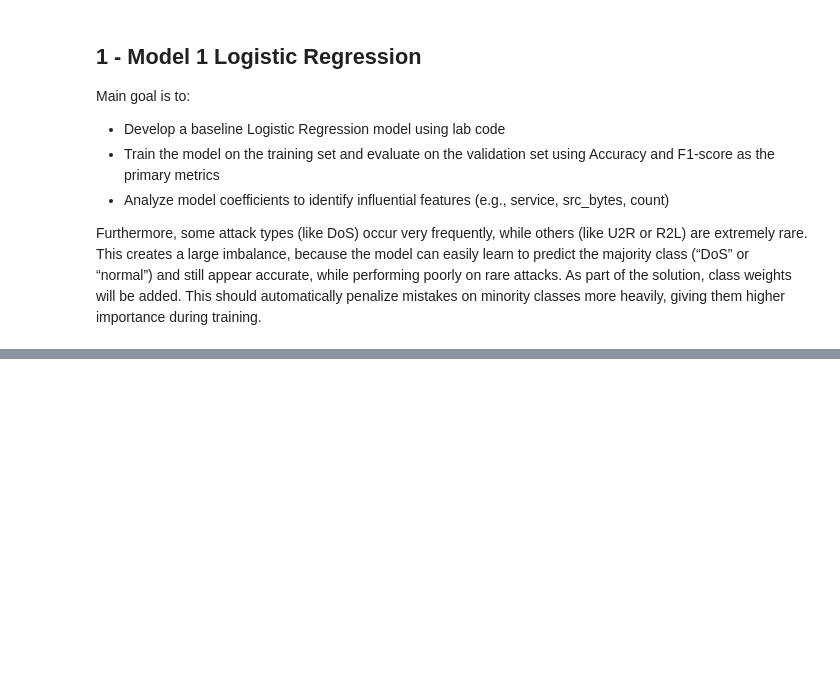
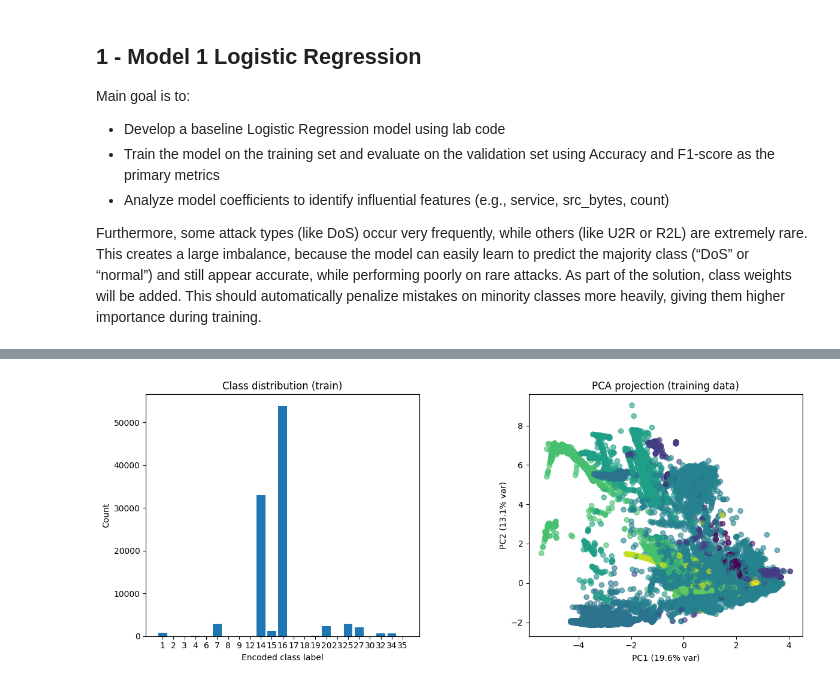
Before and after one commit to thelefthub/GV-NSL-KDD, a Jupyter notebook: model1_lr_nsl_kdd.ipynb, the cells around one changed output, grey strips where cells are left out. Drawn from its saved outputs; the diff is of its cells as text; code cells hidden in the pictures; blank space fills up the shorter version.

Commit message:
model 1 plots

```diff
--- a/model1_lr_nsl_kdd.ipynb
+++ b/model1_lr_nsl_kdd.ipynb
@@ -47,0 +45,27 @@ Type of y_train: <class 'numpy.ndarray'>
+# %%
+from sklearn.decomposition import PCA
+
+
+unique, counts = np.unique(y_train, return_counts=True)
+pca = PCA(n_components=2, random_state=0)
+X_proj = pca.fit_transform(X_train)
+
+fig, axes = plt.subplots(1, 2, figsize=(12, 5))
+
+# Class imbalance plot
+axes[0].bar(unique.astype(str), counts)
+axes[0].set_title("Class distribution (train)")
+axes[0].set_xlabel("Encoded class label")
+axes[0].set_ylabel("Count")
+
+# PCA projection
+axes[1].scatter(X_proj[:, 0], X_proj[:, 1], c=y_train, alpha=0.6)
+axes[1].set_title("PCA projection (training data)")
+axes[1].set_xlabel(f"PC1 ({pca.explained_variance_ratio_[0]*100:.1f}% var)")
+axes[1].set_ylabel(f"PC2 ({pca.explained_variance_ratio_[1]*100:.1f}% var)")
+
+plt.tight_layout()
+plt.subplots_adjust(wspace=0.4)
+plt.show()
+# %% [output]
+[figure, added]
```
Also changed, not shown: parts of 3 cells of this notebook.
